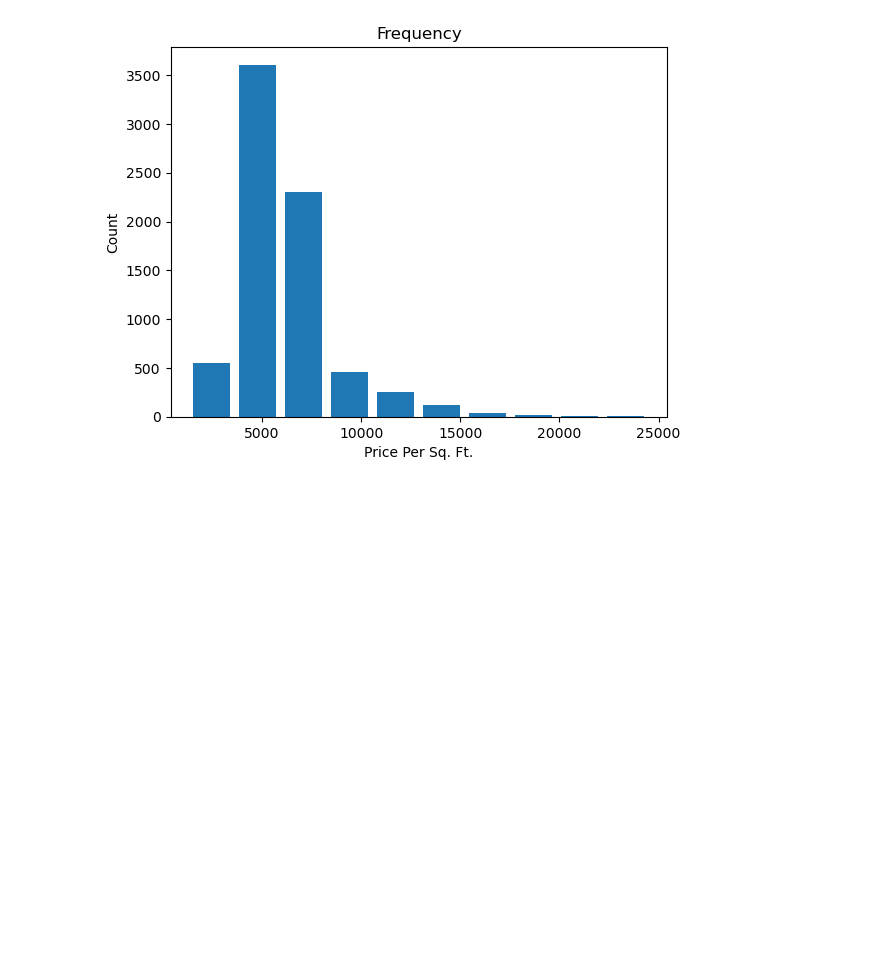
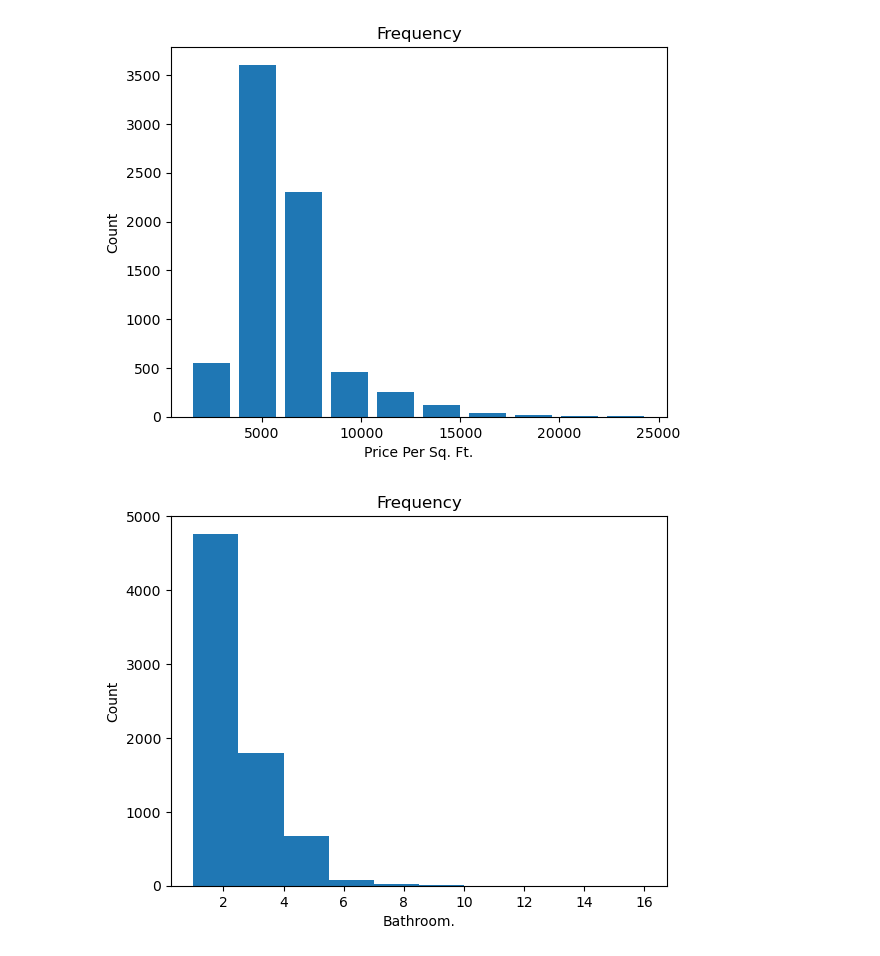
Before and after one commit to Aifedayo/data-science-maths, a Jupyter notebook: Projects/house-price-prediction.ipynb, the cells around one changed output. Saved outputs shown, nothing was run; the diff lists cells and outputs as text; code cells hidden in the pictures; blank space fills up the shorter version.

Commit message:
histogram for baths

```diff
--- a/Projects/house-price-prediction.ipynb
+++ b/Projects/house-price-prediction.ipynb
@@ -401,3 +401,13 @@ plt.ylabel('Count')
 plt.title('Frequency');
 # %% [output]
 [figure]
+# %%
+# Plot a histogram to show occurence of baths
+plt.hist(df5['bath'], rwidth=0.8,histtype='stepfilled')
+plt.xlabel('Bathroom.')
+plt.ylabel('Count')
+plt.title('Frequency');
+
+### Most of the bathrooms are within 1-3
+# %% [output]
+[figure, added]
```
